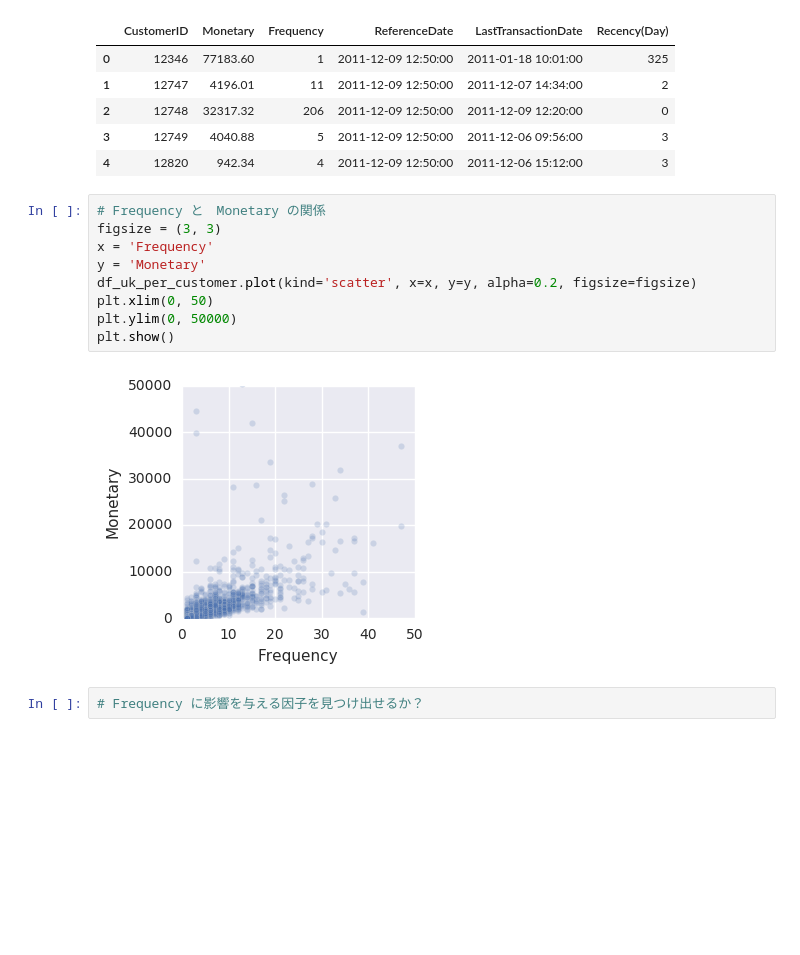
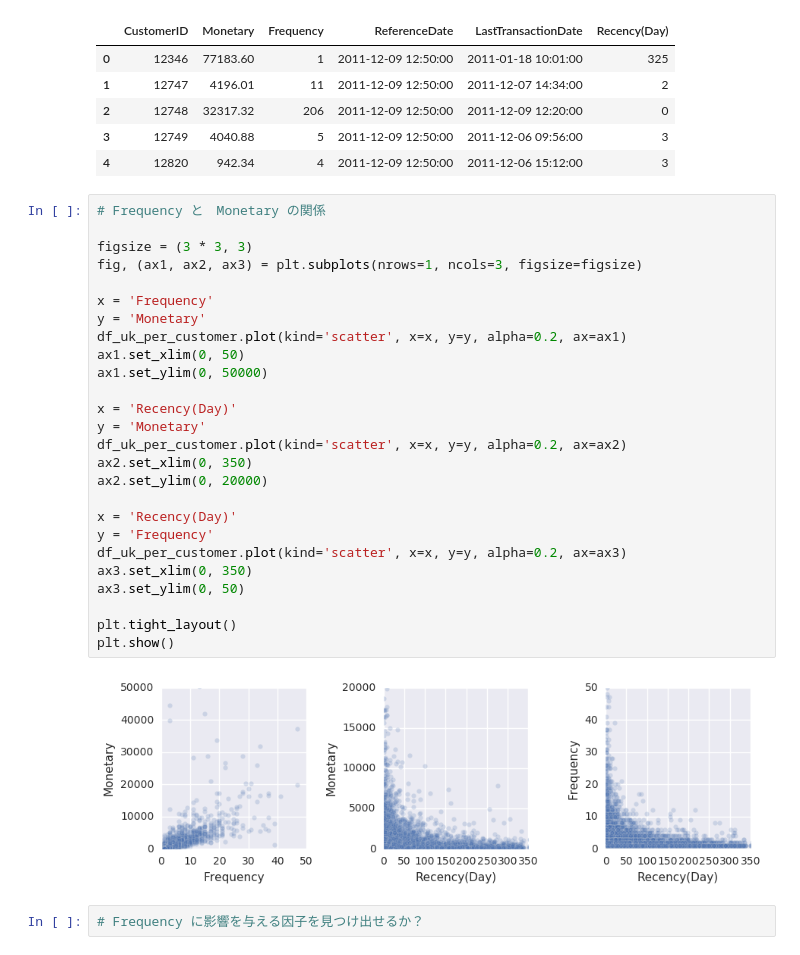
Before and after one commit to Fujiki-Nakamura/OnlineRetailAnalysis, a Jupyter notebook: MachineLearning/RFM.ipynb, the cells around one changed output. Saved outputs shown, nothing was run; the diff lists cells and outputs as text; blank space fills up the shorter version.

```diff
--- a/MachineLearning/RFM.ipynb
+++ b/MachineLearning/RFM.ipynb
@@ -198,17 +202,34 @@ df_uk_per_customer.head()
 | 2 | 12748 | 32317.32 | 206 | 2011-12-09 12:50:00 | 2011-12-09 12:20:00 | 0 |
 | 3 | 12749 | 4040.88 | 5 | 2011-12-09 12:50:00 | 2011-12-06 09:56:00 | 3 |
 | 4 | 12820 | 942.34 | 4 | 2011-12-09 12:50:00 | 2011-12-06 15:12:00 | 3 |
-# %%
-# Frequency と　Monetary の関係
-figsize = (3, 3)
-x = 'Frequency'
-y = 'Monetary'
-df_uk_per_customer.plot(kind='scatter', x=x, y=y, alpha=0.2, figsize=figsize)
-plt.xlim(0, 50)
-plt.ylim(0, 50000)
-plt.show()
-# %% [output]
-[figure, removed]
+# %%
+# Frequency と　Monetary の関係
+
+figsize = (3 * 3, 3)
+fig, (ax1, ax2, ax3) = plt.subplots(nrows=1, ncols=3, figsize=figsize)
+
+x = 'Frequency'
+y = 'Monetary'
+df_uk_per_customer.plot(kind='scatter', x=x, y=y, alpha=0.2, ax=ax1)
+ax1.set_xlim(0, 50)
+ax1.set_ylim(0, 50000)
+
+x = 'Recency(Day)'
+y = 'Monetary'
+df_uk_per_customer.plot(kind='scatter', x=x, y=y, alpha=0.2, ax=ax2)
+ax2.set_xlim(0, 350)
+ax2.set_ylim(0, 20000)
+
+x = 'Recency(Day)'
+y = 'Frequency'
+df_uk_per_customer.plot(kind='scatter', x=x, y=y, alpha=0.2, ax=ax3)
+ax3.set_xlim(0, 350)
+ax3.set_ylim(0, 50)
+
+plt.tight_layout()
+plt.show()
+# %% [output]
+[figure, added]
 # %%
 # Frequency に影響を与える因子を見つけ出せるか？
 # %%
```
Also changed, not shown: parts of 12 cells of this notebook, 5 other files.
